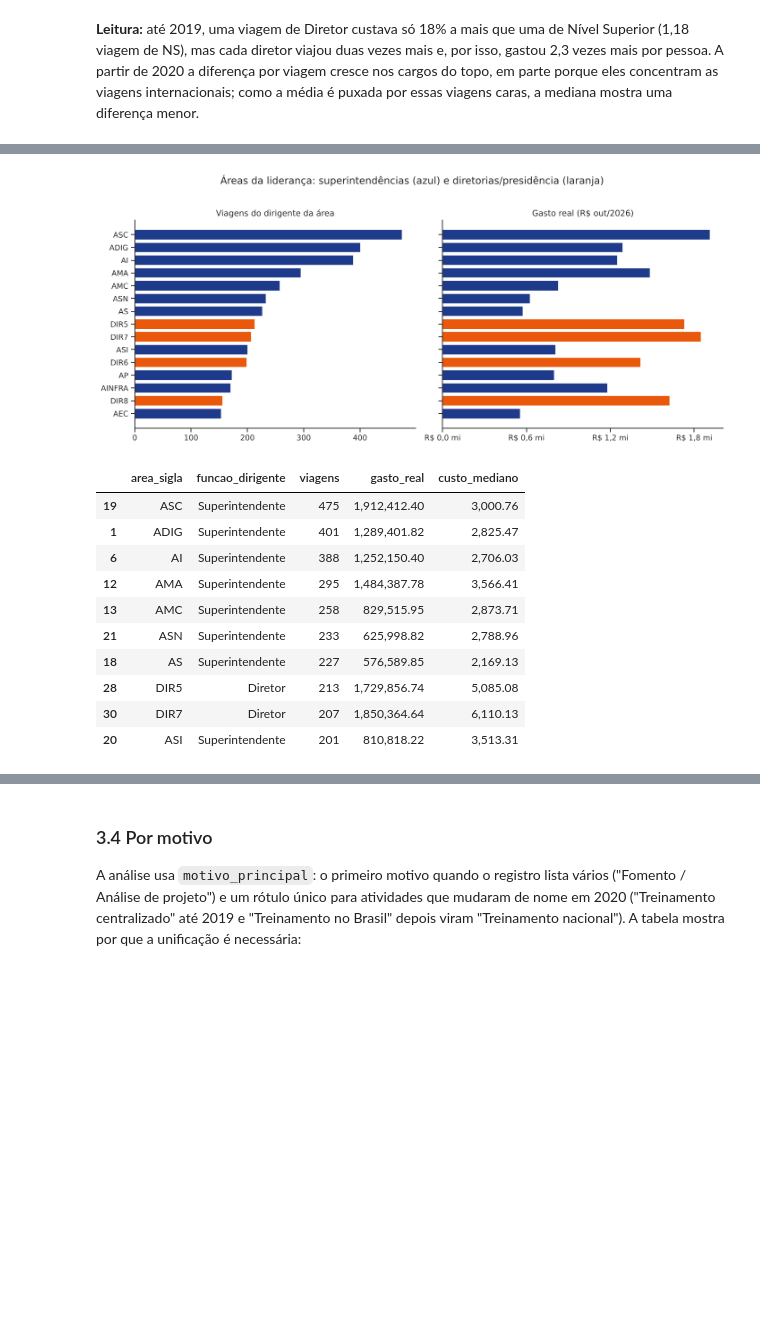
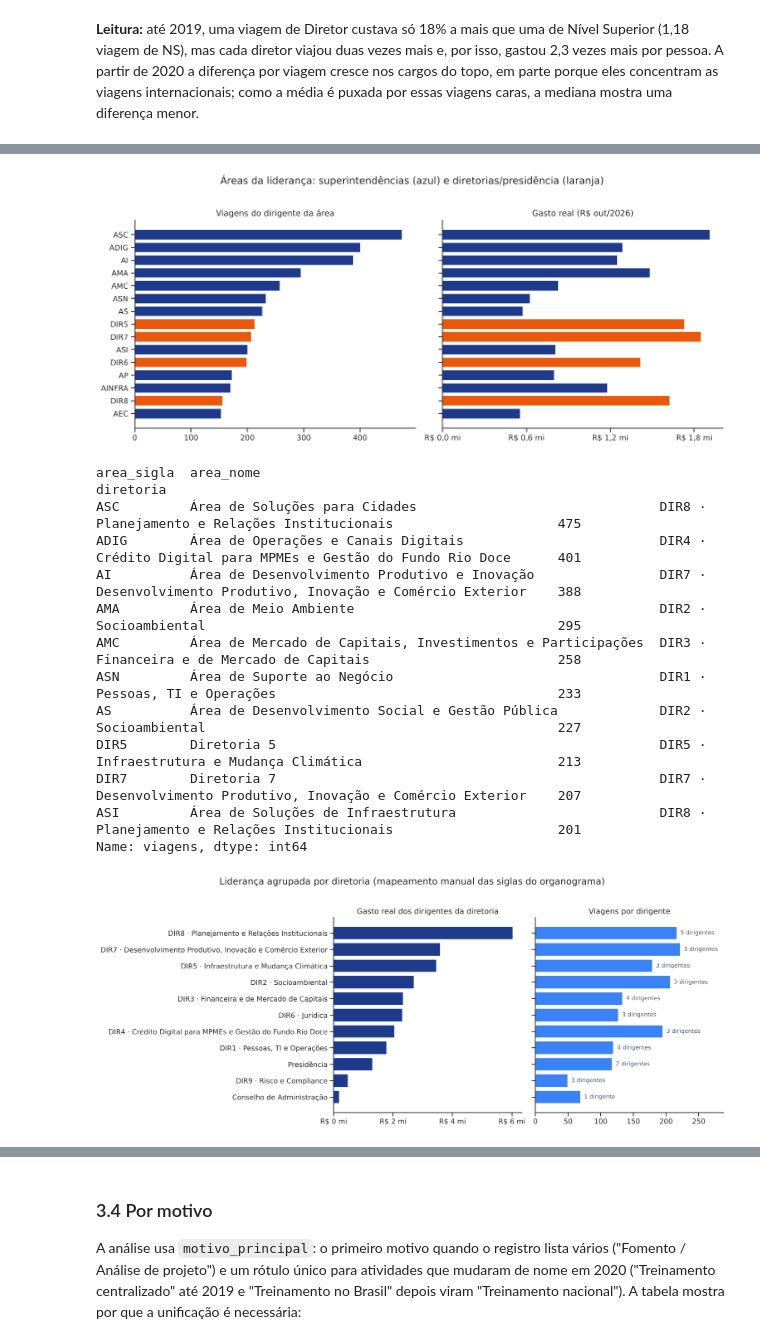
Before and after one commit to mochilicius/g2lingprog, a Jupyter notebook: notebooks/analise_exploratoria.ipynb, the cells around one changed output, grey strips where cells are left out. Cells and saved outputs as stored; diff of their text form; code cells hidden in the pictures; blank space fills up the shorter version.

```diff
--- a/notebooks/analise_exploratoria.ipynb
+++ b/notebooks/analise_exploratoria.ipynb
@@ -423,17 +428,44 @@ fig.suptitle("Áreas da liderança: superintendências (azul) e diretorias/presi
 fig.tight_layout()
 salvar(fig, "fig_area.png")
 plt.show()
-area.head(10)
+df.dropna(subset=["area_sigla"]).groupby(["area_sigla", "area_nome", "diretoria"]).size().rename("viagens").sort_values(ascending=False).head(10)
 # %% [output]
 [figure]
-|  | area_sigla | funcao_dirigente | viagens | gasto_real | custo_mediano |
-| 19 | ASC | Superintendente | 475 | 1,912,412.40 | 3,000.76 |
-| 1 | ADIG | Superintendente | 401 | 1,289,401.82 | 2,825.47 |
-| 6 | AI | Superintendente | 388 | 1,252,150.40 | 2,706.03 |
-| 12 | AMA | Superintendente | 295 | 1,484,387.78 | 3,566.41 |
-| 13 | AMC | Superintendente | 258 | 829,515.95 | 2,873.71 |
-| 21 | ASN | Superintendente | 233 | 625,998.82 | 2,788.96 |
-| 18 | AS | Superintendente | 227 | 576,589.85 | 2,169.13 |
-| 28 | DIR5 | Diretor | 213 | 1,729,856.74 | 5,085.08 |
-| 30 | DIR7 | Diretor | 207 | 1,850,364.64 | 6,110.13 |
-| 20 | ASI | Superintendente | 201 | 810,818.22 | 3,513.31 |
+area_sigla  area_nome                                                   diretoria
+ASC         Área de Soluções para Cidades                               DIR8 · Planejamento e Relações Institucionais                     475
+ADIG        Área de Operações e Canais Digitais                         DIR4 · Crédito Digital para MPMEs e Gestão do Fundo Rio Doce      401
+AI          Área de Desenvolvimento Produtivo e Inovação                DIR7 · Desenvolvimento Produtivo, Inovação e Comércio Exterior    388
+AMA         Área de Meio Ambiente                                       DIR2 · Socioambiental                                             295
+AMC         Área de Mercado de Capitais, Investimentos e Participações  DIR3 · Financeira e de Mercado de Capitais                        258
+ASN         Área de Suporte ao Negócio                                  DIR1 · Pessoas, TI e Operações                                    233
+AS          Área de Desenvolvimento Social e Gestão Pública             DIR2 · Socioambiental                                             227
+DIR5        Diretoria 5                                                 DIR5 · Infraestrutura e Mudança Climática                         213
+DIR7        Diretoria 7                                                 DIR7 · Desenvolvimento Produtivo, Inovação e Comércio Exterior    207
+ASI         Área de Soluções de Infraestrutura                          DIR8 · Planejamento e Relações Institucionais                     201
+Name: viagens, dtype: int64
+# %%
+dir_ = df.dropna(subset=["diretoria"]).groupby("diretoria").agg(
+    viagens=("codigoviagem", "size"), dirigentes=("pessoa_id", "nunique"),
+    gasto_real=("valor_total_real", "sum"), custo_mediano=("valor_total_real", "median"),
+)
+dir_["viagens_por_dirigente"] = dir_["viagens"] / dir_["dirigentes"]
+dir_["gasto_por_dirigente"] = dir_["gasto_real"] / dir_["dirigentes"]
+dir_ = dir_.sort_values("gasto_real")
+
+fig, axes = plt.subplots(1, 2, figsize=(14, 5.5), sharey=True)
+axes[0].barh(dir_.index, dir_["gasto_real"], color=AZUL)
+axes[0].xaxis.set_major_locator(mticker.MaxNLocator(4))
+axes[0].xaxis.set_major_formatter(mticker.FuncFormatter(lambda x, _: f"R$ {x/1e6:.0f} mi"))
+axes[0].set_title("Gasto real dos dirigentes da diretoria")
+axes[1].barh(dir_.index, dir_["viagens_por_dirigente"], color=AZUL_CLARO)
+axes[1].set_title("Viagens por dirigente")
+for y, n in enumerate(dir_["dirigentes"]):
+    axes[1].text(dir_["viagens_por_dirigente"].iloc[y], y, f"  {n} dirigente{'s' if n > 1 else ''}", va="center", fontsize=9, color="#4b5563")
+axes[1].set_xlim(0, dir_["viagens_por_dirigente"].max() * 1.3)
+fig.suptitle("Liderança agrupada por diretoria (mapeamento manual das siglas do organograma)", y=1.02)
+fig.tight_layout()
+salvar(fig, "fig_diretoria.png")
+plt.show()
+dir_.sort_values("gasto_real", ascending=False)
+# %% [output]
+[figure, added]
```
Also changed, not shown: parts of 3 cells of this notebook, 8 other files.
